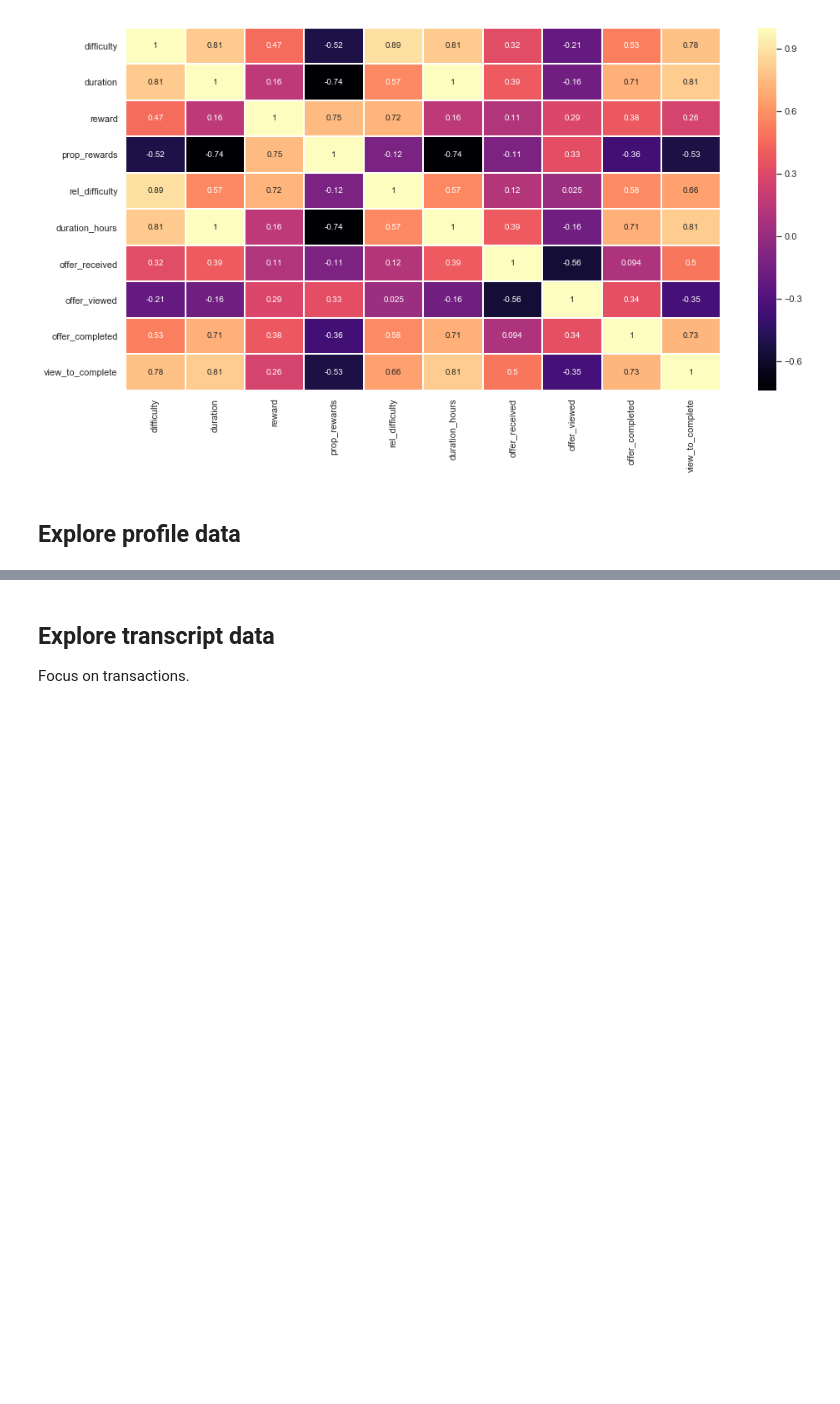
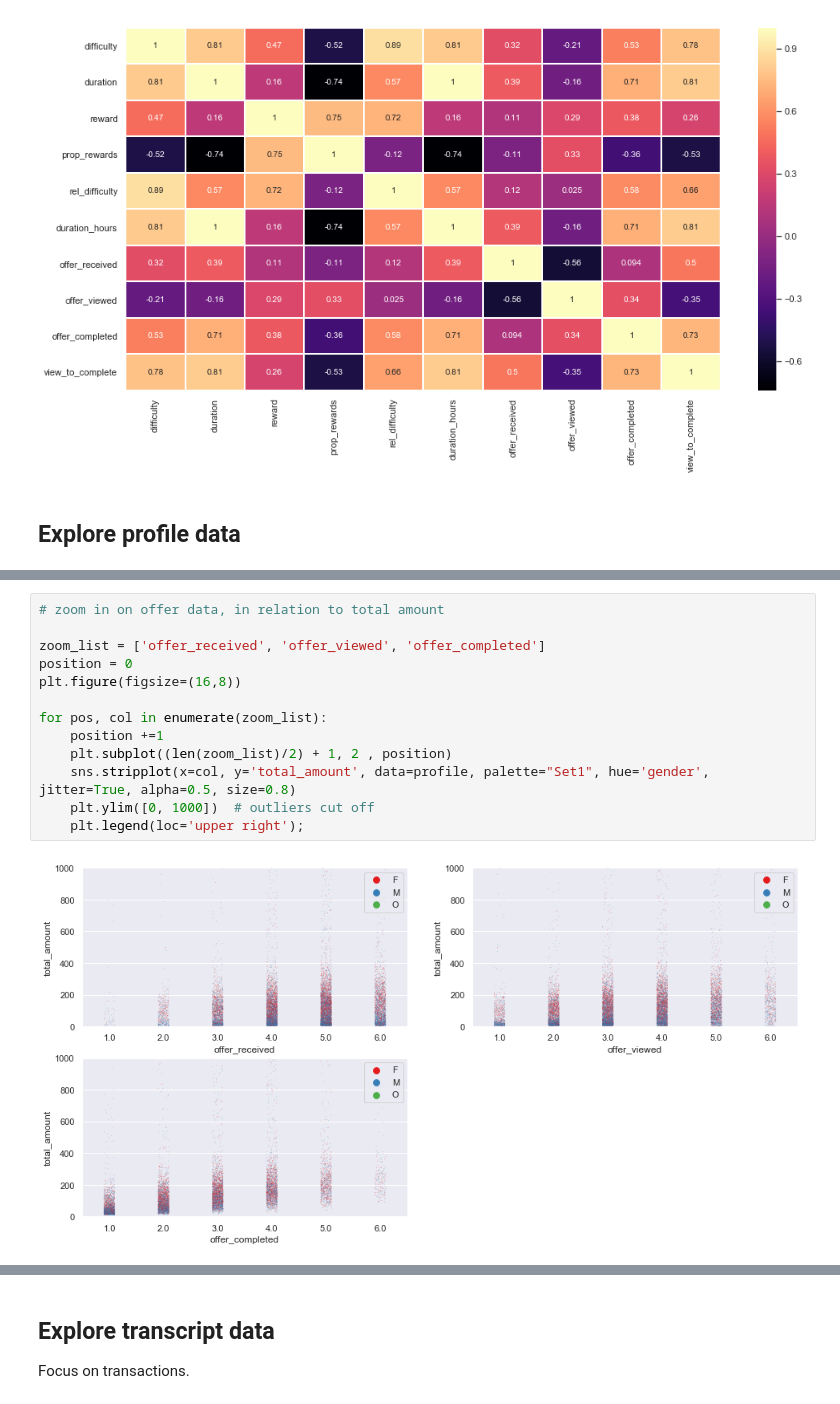
Before and after one commit to rbuerki/segmentation-challenge-starbucks, a Jupyter notebook: 2-eda.ipynb, the cells around one changed output, grey strips where cells are left out. Saved outputs shown, nothing was run; the diff lists cells and outputs as text; blank space fills up the shorter version.

```diff
--- a/2-eda.ipynb
+++ b/2-eda.ipynb
@@ -135,0 +166,15 @@ EDA.plot_num_corrMap(profile, figsize=(16, 8))
+# %%
+# zoom in on offer data, in relation to total amount
+
+zoom_list = ['offer_received', 'offer_viewed', 'offer_completed']
+position = 0
+plt.figure(figsize=(16,8))
+
+for pos, col in enumerate(zoom_list):
+    position +=1
+    plt.subplot((len(zoom_list)/2) + 1, 2 , position)
+    sns.stripplot(x=col, y='total_amount', data=profile, palette="Set1", hue='gender', jitter=True, alpha=0.5, size=0.8)
+    plt.ylim([0, 1000])  # outliers cut off
+    plt.legend(loc='upper right');
+# %% [output]
+[figure, added]
```
Also changed, not shown: parts of 9 cells of this notebook.
